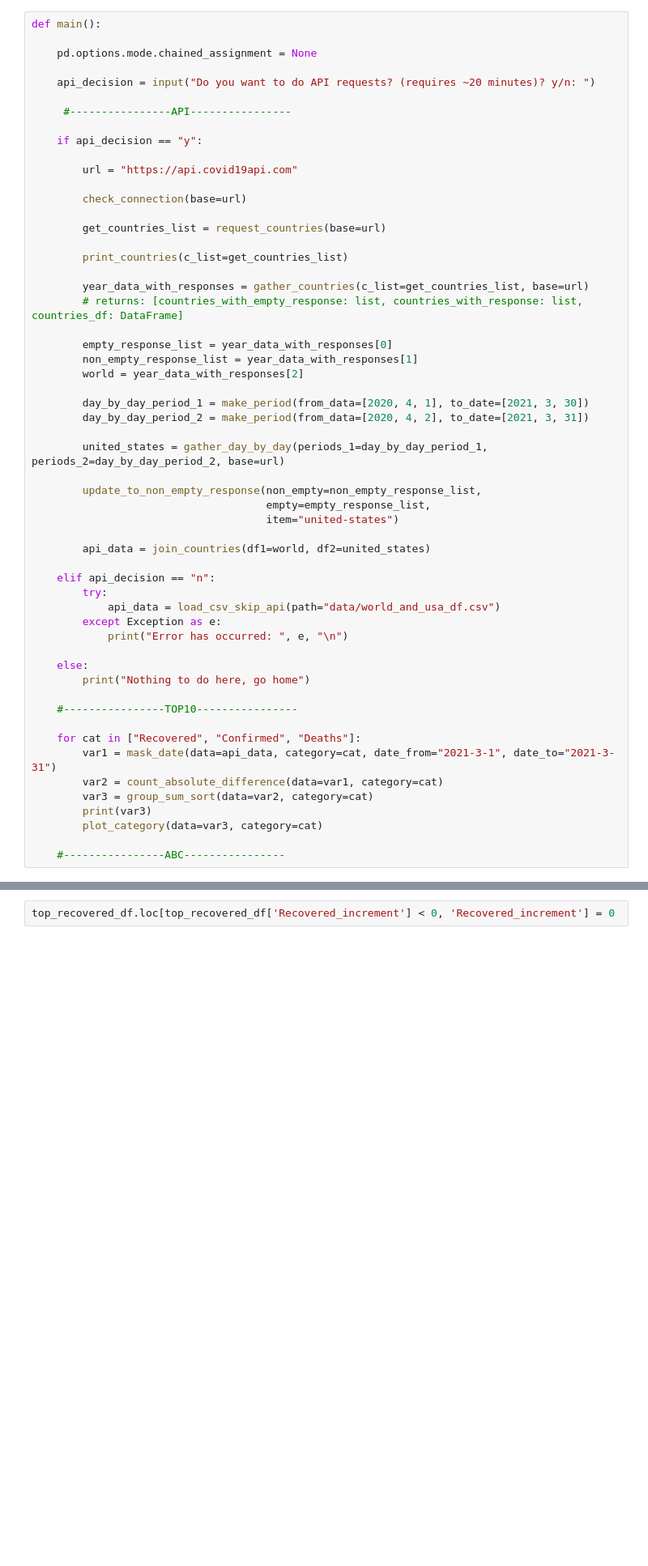
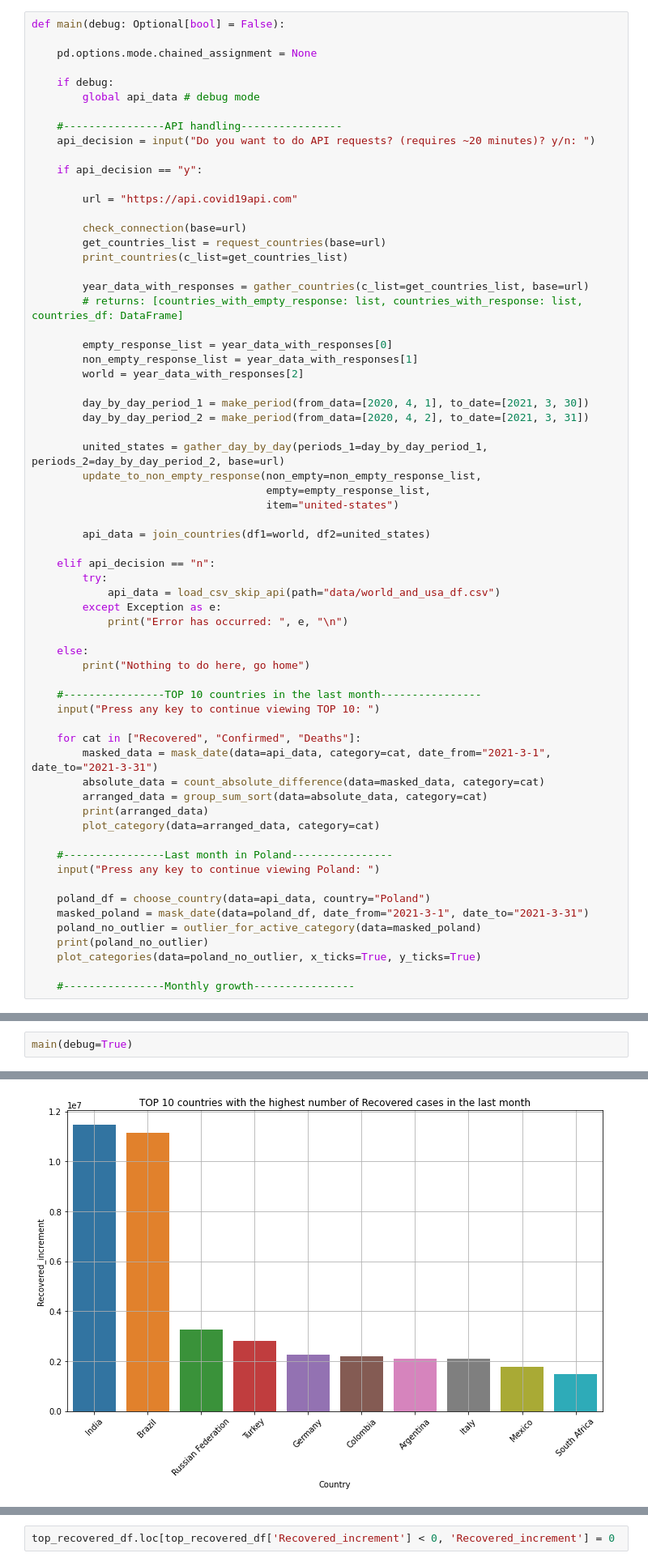
Before and after one commit to djaskulski/2021_Rozwi-zanie_BAA_Intern_Dawid_Jaskulski, a Jupyter notebook: 2021_Rozwiązanie_BAA_Intern_Dawid_Jaskulski.ipynb, the cells around one changed output, grey strips where cells are left out. Shown: that part at 81% size. Cells and saved outputs as stored; diff of their text form; blank space fills up the shorter version.

Commit message:
choose_country/active_outlier/plot_categories/strip_date

```diff
--- a/2021_Rozwiązanie_BAA_Intern_Dawid_Jaskulski.ipynb
+++ b/2021_Rozwiązanie_BAA_Intern_Dawid_Jaskulski.ipynb
@@ -9,20 +10,20 @@ import requests
 # %%
-def main():
+def main(debug: Optional[bool] = False):
 
     pd.options.mode.chained_assignment = None
 
+    if debug:
+        global api_data # debug mode
+
+    #----------------API handling----------------
     api_decision = input("Do you want to do API requests? (requires ~20 minutes)? y/n: ")
-
-     #----------------API----------------
 
     if api_decision == "y":
 
         url = "https://api.covid19api.com"
 
         check_connection(base=url)
-
         get_countries_list = request_countries(base=url)
-
         print_countries(c_list=get_countries_list)
 
         year_data_with_responses = gather_countries(c_list=get_countries_list, base=url)
@@ -36,7 +37,6 @@ def main():
         day_by_day_period_2 = make_period(from_data=[2020, 4, 2], to_date=[2021, 3, 31])
 
         united_states = gather_day_by_day(periods_1=day_by_day_period_1, periods_2=day_by_day_period_2, base=url)
-
         update_to_non_empty_response(non_empty=non_empty_response_list,
                                      empty=empty_response_list,
                                      item="united-states")
@@ -52,16 +52,26 @@ def main():
     else:
         print("Nothing to do here, go home")
 
-    #----------------TOP10----------------
+    #----------------TOP 10 countries in the last month----------------
+    input("Press any key to continue viewing TOP 10: ")
 
     for cat in ["Recovered", "Confirmed", "Deaths"]:
-        var1 = mask_date(data=api_data, category=cat, date_from="2021-3-1", date_to="2021-3-31")
-        var2 = count_absolute_difference(data=var1, category=cat)
-        var3 = group_sum_sort(data=var2, category=cat)
-        print(var3)
-        plot_category(data=var3, category=cat)
+        masked_data = mask_date(data=api_data, category=cat, date_from="2021-3-1", date_to="2021-3-31")
+        absolute_data = count_absolute_difference(data=masked_data, category=cat)
+        arranged_data = group_sum_sort(data=absolute_data, category=cat)
+        print(arranged_data)
+        plot_category(data=arranged_data, category=cat)
 
-    #----------------ABC----------------
+    #----------------Last month in Poland----------------
+    input("Press any key to continue viewing Poland: ")
+
+    poland_df = choose_country(data=api_data, country="Poland")
+    masked_poland = mask_date(data=poland_df, date_from="2021-3-1", date_to="2021-3-31")
+    poland_no_outlier = outlier_for_active_category(data=masked_poland)
+    print(poland_no_outlier)
+    plot_categories(data=poland_no_outlier, x_ticks=True, y_ticks=True)
+
+    #----------------Monthly growth----------------
 # %%
 def check_connection(base: str) -> None:
     try:
@@ -337,0 +344,3 @@ top_recovered_df.reset_index(inplace=True)
+# %%
+main(debug=True)
+# %% [output]
@@ -337,0 +362 @@ top_recovered_df.reset_index(inplace=True)
+[figure, added]
```
Also changed, not shown: parts of 21 cells of this notebook.
